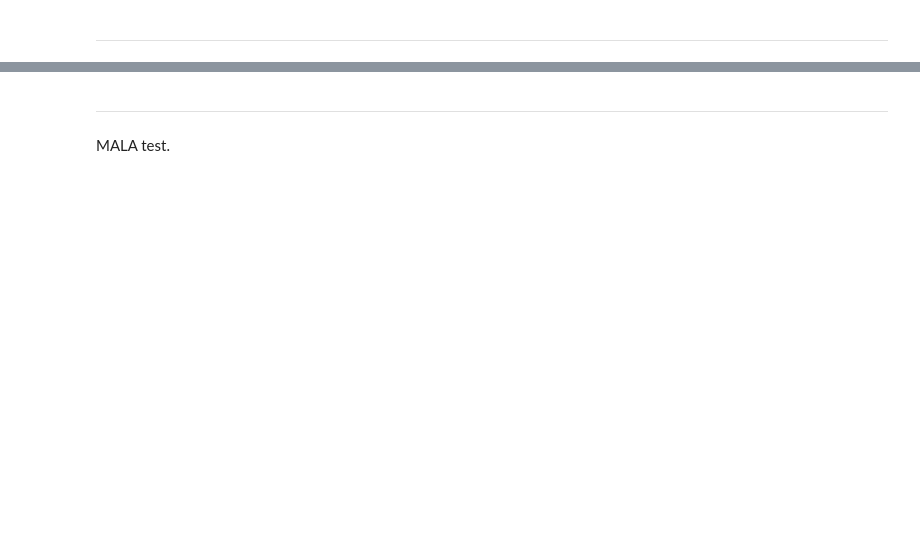
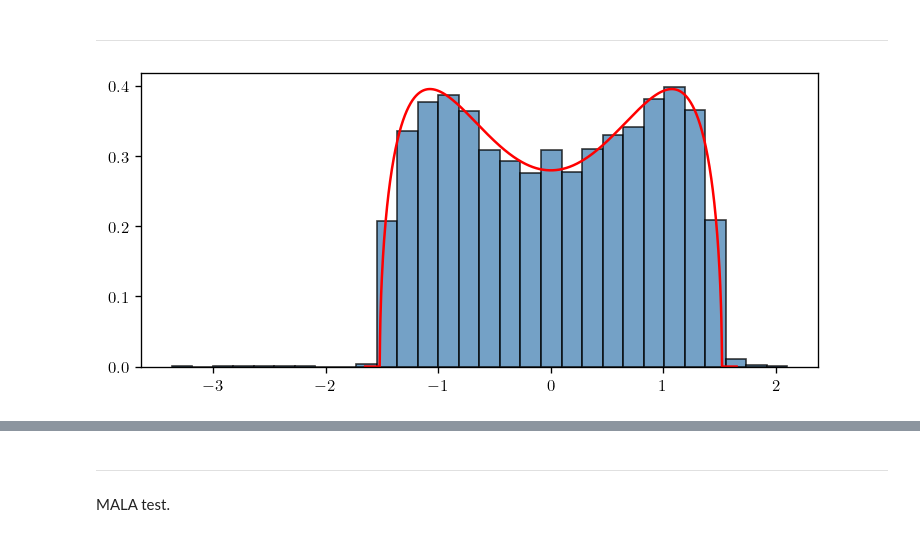
Before and after one commit to fredwdickinson/dissertation, a Jupyter notebook: code/notebooks/00_test.ipynb, the cells around one changed output, grey strips where cells are left out. Drawn from its saved outputs; the diff is of its cells as text; code cells hidden in the pictures; blank space fills up the shorter version.

```diff
--- a/code/notebooks/00_test.ipynb
+++ b/code/notebooks/00_test.ipynb
@@ -19,6 +14,23 @@ importlib.reload(forces); importlib.reload(integrators); importlib.reload(random
 importlib.reload(simulate); importlib.reload(densities);
 # %% [markdown]
 ---
+# %%
+N = 20; M = 10; dt = 1/N**2; beta = 2; potential_name = "quartic"
+init = random_matrix.init_gue_eigenvalues(M, N)
+euler_pipe = simulate.make_euler_pipeline(dt = dt, potential_type = potential_name, beta = beta)
+traj = simulate.simulate_dbm(init, int(3.0/dt), euler_pipe)
+particles = simulate.collect_snapshots(traj, int(3.0/dt))
+
+density_range, limiting_density = densities.get_density(potential_name)
+
+fig, ax = plt.subplots(figsize = (6, 2.75))
+ax.hist(particles, bins = 30, density = True, color = "steelblue", edgecolor = "black", alpha = 0.75)
+ax.plot(density_range, limiting_density, color = "red", lw = 1.5)
+ax.grid(False)
+
+plt.show()
+# %% [output]
+[figure, added]
 # %%
 def test_method(method, N = 40, beta = 2.0, T = 5.0, M = 250, potential_name = "quartic", num_bins = 30):
     """
```
Also changed, not shown: parts of 6 cells of this notebook, 5 other files.
